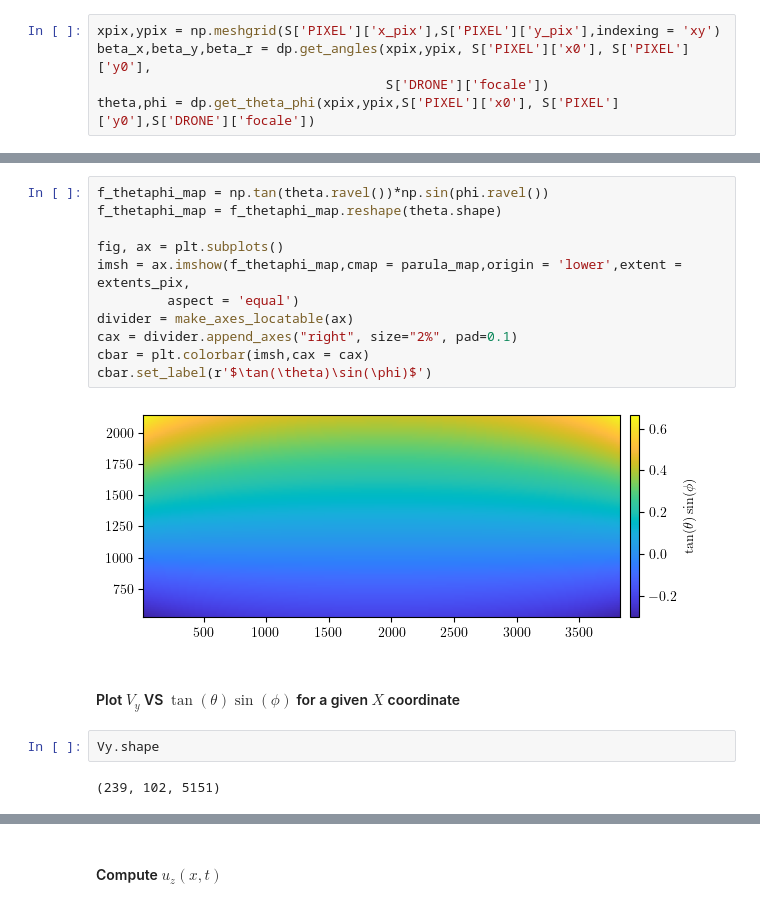
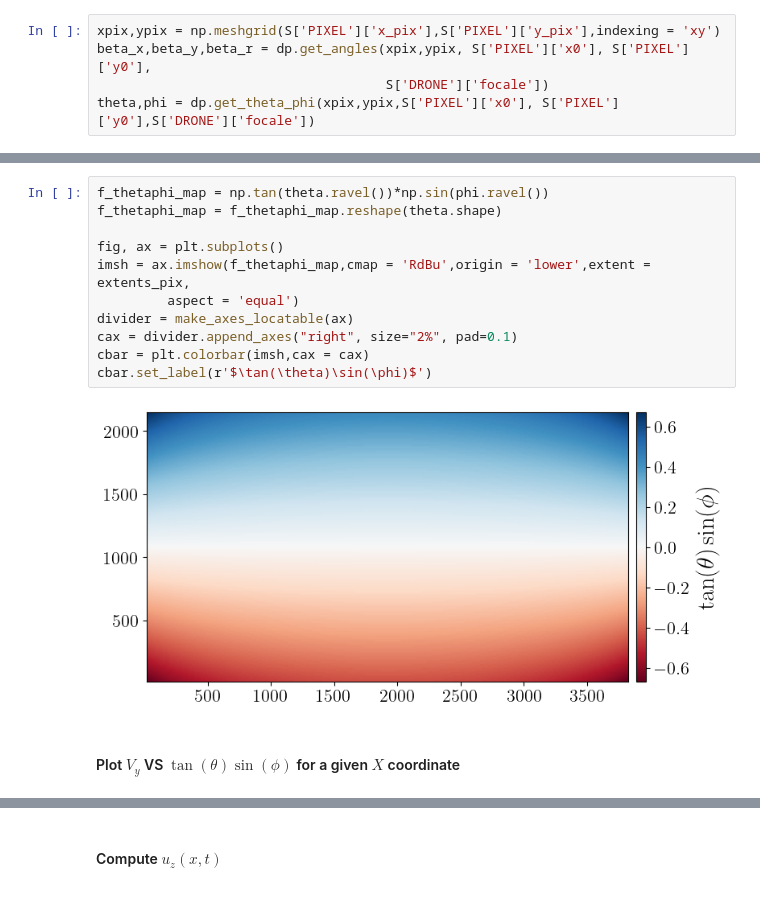
Before and after one commit to Turbotice/icewave, a Jupyter notebook: icewave/sebastien/BicWin2024/Projection_ux_uz_PIV.ipynb, the cells around one changed output, grey strips where cells are left out. Drawn from its saved outputs; the diff is of its cells as text.

```diff
--- a/icewave/sebastien/BicWin2024/Projection_ux_uz_PIV.ipynb
+++ b/icewave/sebastien/BicWin2024/Projection_ux_uz_PIV.ipynb
@@ -133,22 +154,18 @@ print(Vy.shape)
 # %%
 f_thetaphi_map = np.tan(theta.ravel())*np.sin(phi.ravel())
 f_thetaphi_map = f_thetaphi_map.reshape(theta.shape)
 
 fig, ax = plt.subplots()
-imsh = ax.imshow(f_thetaphi_map,cmap = parula_map,origin = 'lower',extent = extents_pix,
+imsh = ax.imshow(f_thetaphi_map,cmap = 'RdBu',origin = 'lower',extent = extents_pix,
          aspect = 'equal')
 divider = make_axes_locatable(ax)
 cax = divider.append_axes("right", size="2%", pad=0.1)
 cbar = plt.colorbar(imsh,cax = cax)
 cbar.set_label(r'$\tan(\theta)\sin(\phi)$')
 # %% [output]
-[figure, old version]
+[figure, new version]
 # %% [markdown]
 #### Plot $V_y$ VS $\tan(\theta)\sin(\phi)$ for a given $X$ coordinate
-# %%
-Vy.shape
-# %% [output]
-(239, 102, 5151)
 # %%
 idx_x = 50
 profile = field[idx_x,:]
```
Also changed, not shown: parts of 24 cells of this notebook.
